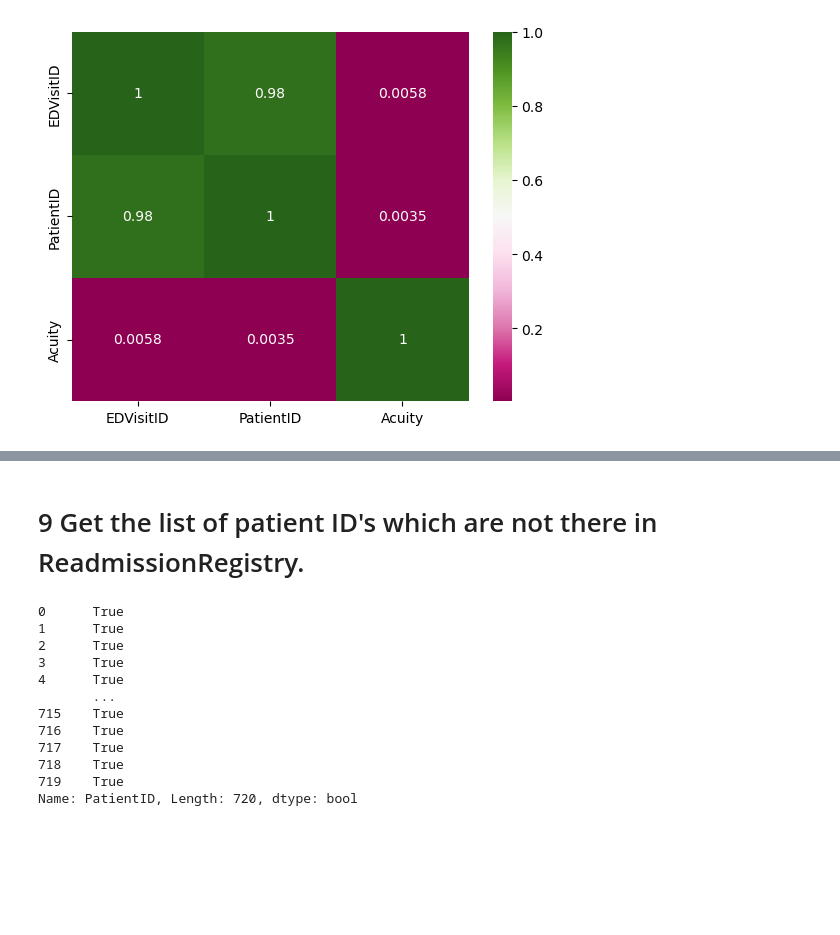
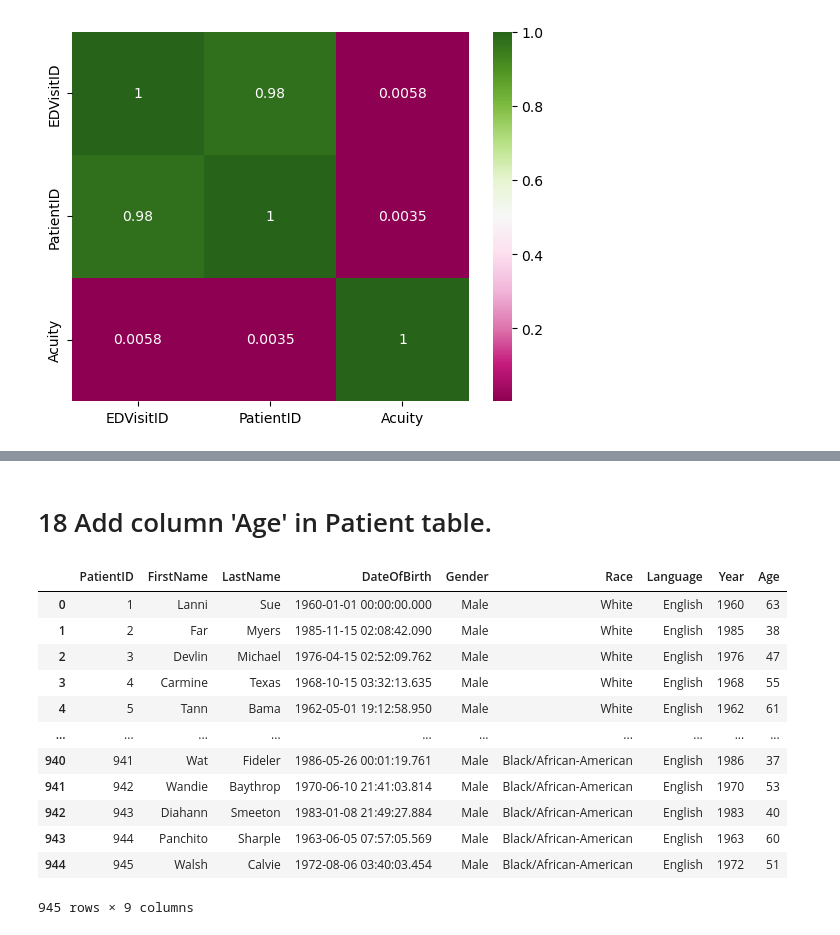
Before and after one commit to swatiguptacse/Team-6-Python-Peers, a Jupyter notebook: Team6-Questions1-20.ipynb, the cells around one changed output, grey strips where cells are left out. Saved outputs shown, nothing was run; the diff lists cells and outputs as text; code cells hidden in the pictures; blank space fills up the shorter version.

```diff
--- a/Team6-Questions1-20.ipynb
+++ b/Team6-Questions1-20.ipynb
@@ -275,18 +308,23 @@ plt.show()
-# %% [markdown]
-# 9 Get the list of patient ID's which are not there in ReadmissionRegistry.
-# %%
-New_Data= RR['PatientID'].notna()
-print (New_Data)
-# %% [output]
-0      True
-1      True
-2      True
-3      True
-4      True
-       ...
-715    True
-716    True
-717    True
-718    True
-719    True
-Name: PatientID, Length: 720, dtype: bool
+# %% [markdown]
+# 18	Add column 'Age' in Patient table.
+# %%
+hospital_data = pd.read_excel('C:/Users/14086/Downloads/HospitalDatabase.xlsx','Patients')
+hospital_data
+hospital_data['DateOfBirth'] = pd.to_datetime(hospital_data['DateOfBirth'])
+hospital_data['Year'] = hospital_data['DateOfBirth'].dt.year
+hospital_data['Age'] = 2023 - hospital_data['Year']
+hospital_data
+# %% [output]
+|  | PatientID | FirstName | LastName | DateOfBirth | Gender | Race | Language | Year | Age |
+| 0 | 1 | Lanni | Sue | 1960-01-01 00:00:00.000 | Male | White | English | 1960 | 63 |
+| 1 | 2 | Far | Myers | 1985-11-15 02:08:42.090 | Male | White | English | 1985 | 38 |
+| 2 | 3 | Devlin | Michael | 1976-04-15 02:52:09.762 | Male | White | English | 1976 | 47 |
+| 3 | 4 | Carmine | Texas | 1968-10-15 03:32:13.635 | Male | White | English | 1968 | 55 |
+| 4 | 5 | Tann | Bama | 1962-05-01 19:12:58.950 | Male | White | English | 1962 | 61 |
+| ... | ... | ... | ... | ... | ... | ... | ... | ... | ... |
+| 940 | 941 | Wat | Fideler | 1986-05-26 00:01:19.761 | Male | Black/African-American | English | 1986 | 37 |
+| 941 | 942 | Wandie | Baythrop | 1970-06-10 21:41:03.814 | Male | Black/African-American | English | 1970 | 53 |
+| 942 | 943 | Diahann | Smeeton | 1983-01-08 21:49:27.884 | Male | Black/African-American | English | 1983 | 40 |
+| 943 | 944 | Panchito | Sharple | 1963-06-05 07:57:05.569 | Male | Black/African-American | English | 1963 | 60 |
+| 944 | 945 | Walsh | Calvie | 1972-08-06 03:40:03.454 | Male | Black/African-American | English | 1972 | 51 |
+945 rows × 9 columns
```
Also changed, not shown: parts of 41 cells of this notebook.
